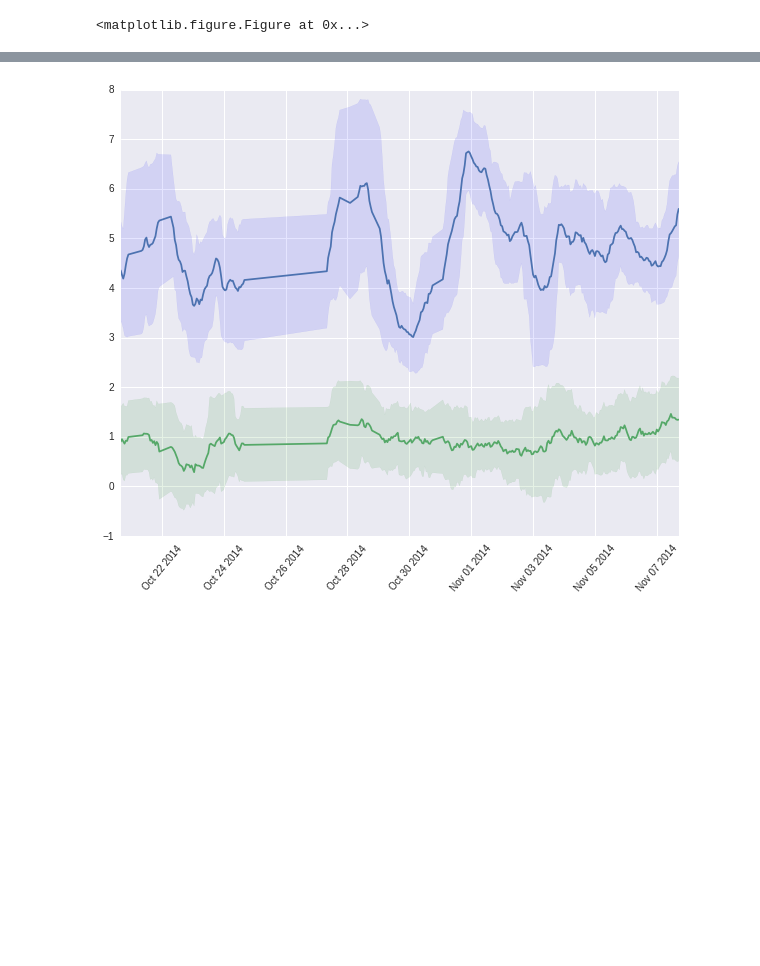
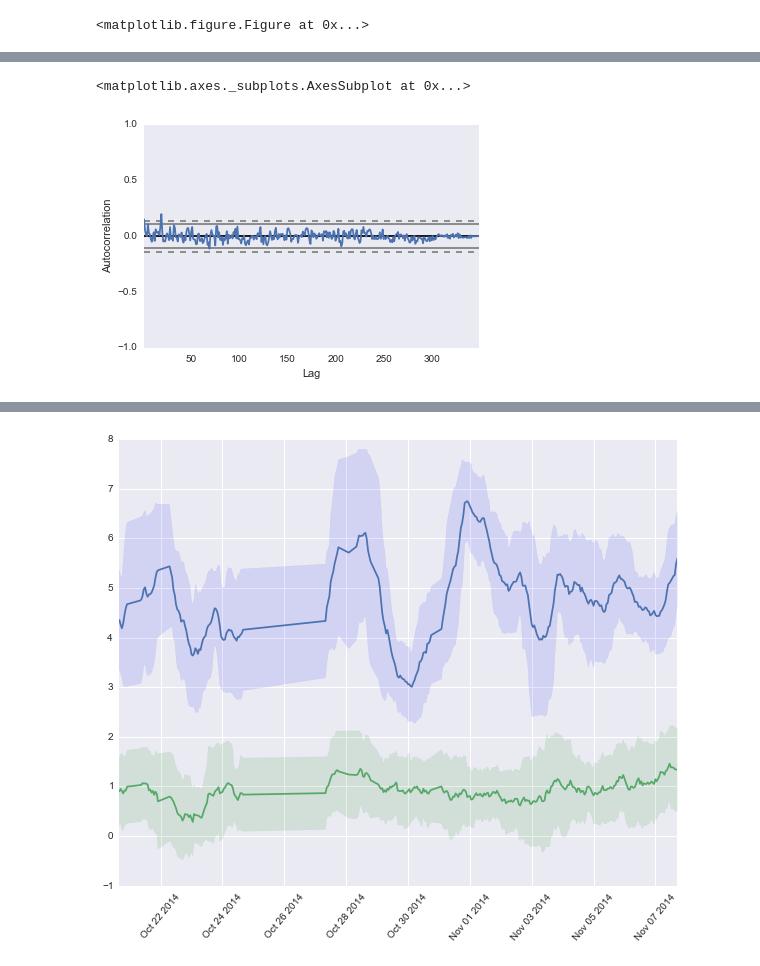
Before and after one commit to binaryaaron/words-and-markets, a Jupyter notebook: analysis/time_series.ipynb, the cells around one changed output, grey strips where cells are left out. Drawn from its saved outputs; the diff is of its cells as text; code cells hidden in the pictures; blank space fills up the shorter version.

```diff
--- a/analysis/time_series.ipynb
+++ b/analysis/time_series.ipynb
@@ -216,3 +192,8 @@ autocorrelation_plot(tweet_data.lsi_score)
+# %%
+autocorrelation_plot(tweet_data.lda_score)
+# %% [output]
+<matplotlib.axes._subplots.AxesSubplot at 0x...>
+[figure, added]
 # %%
 from pandas.tools.plotting import bootstrap_plot
 bootstrap_plot(tweet_data.lsi_score, size = 50, samples = 300
```
Also changed, not shown: parts of 24 cells of this notebook, 1 other file.
